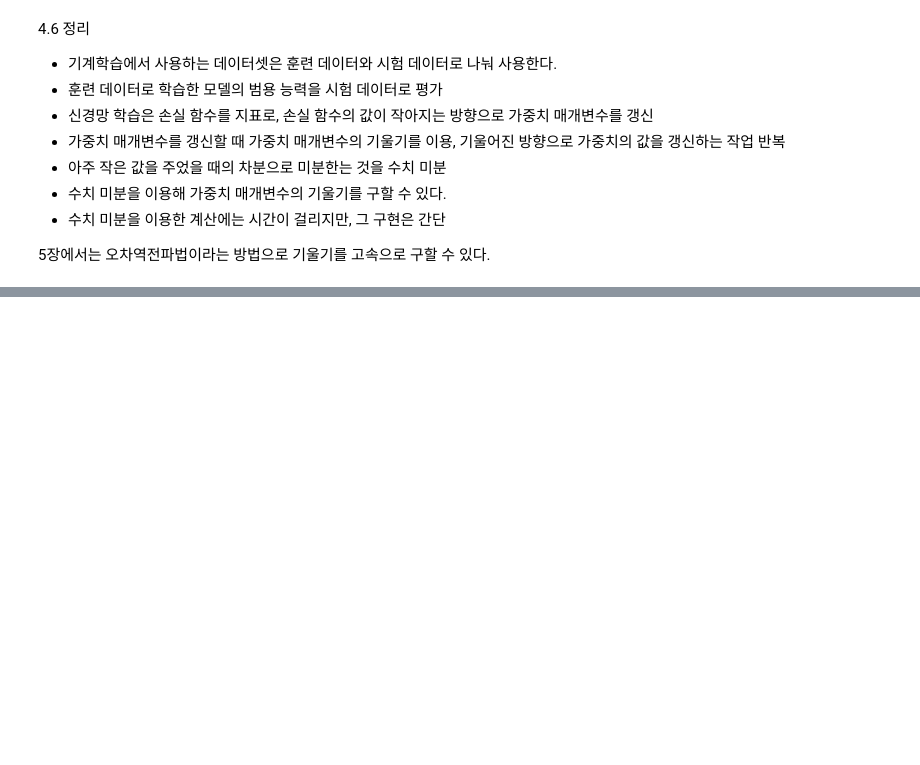
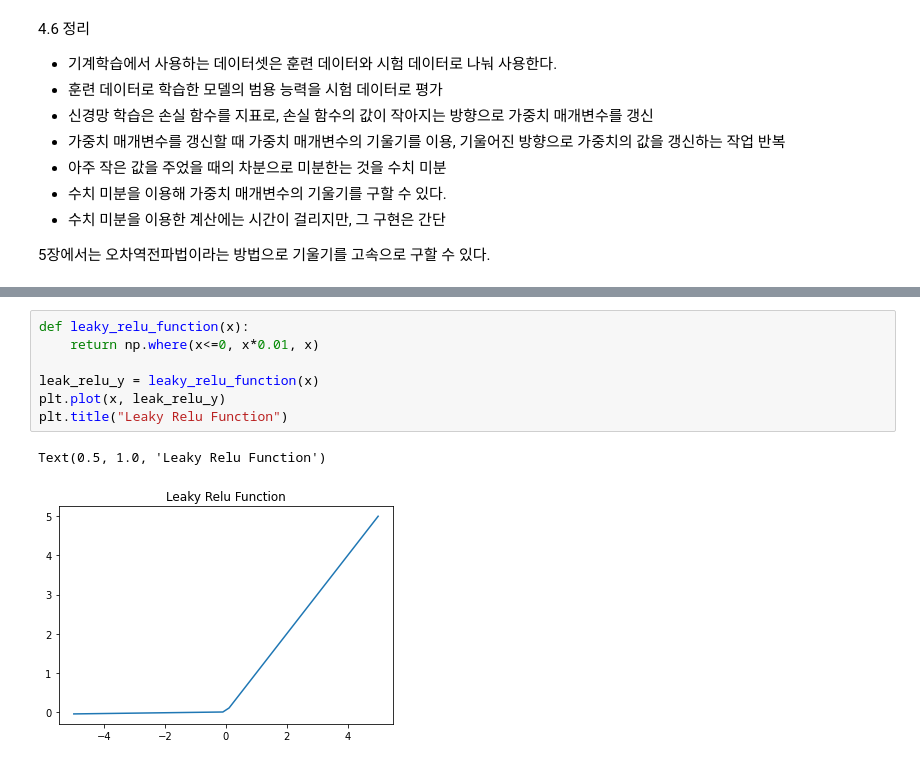
Before and after one commit to Altaaaaaaa/deep-learning-from-cosmic, a Jupyter notebook: mc/chapter4/chapter4_mc.ipynb, the cells around one changed output, grey strips where cells are left out. Cells and saved outputs as stored; diff of their text form; blank space fills up the shorter version.

```diff
--- a/mc/chapter4/chapter4_mc.ipynb
+++ b/mc/chapter4/chapter4_mc.ipynb
@@ -602,0 +681,10 @@ train acc, test acc | 0.11236666666666667, 0.1135
+# %%
+def leaky_relu_function(x):
+    return np.where(x<=0, x*0.01, x)
+
+leak_relu_y = leaky_relu_function(x)
+plt.plot(x, leak_relu_y)
+plt.title("Leaky Relu Function")
+# %% [output]
+Text(0.5, 1.0, 'Leaky Relu Function')
+[figure, added]
```
Also changed, not shown: parts of 22 cells of this notebook.
